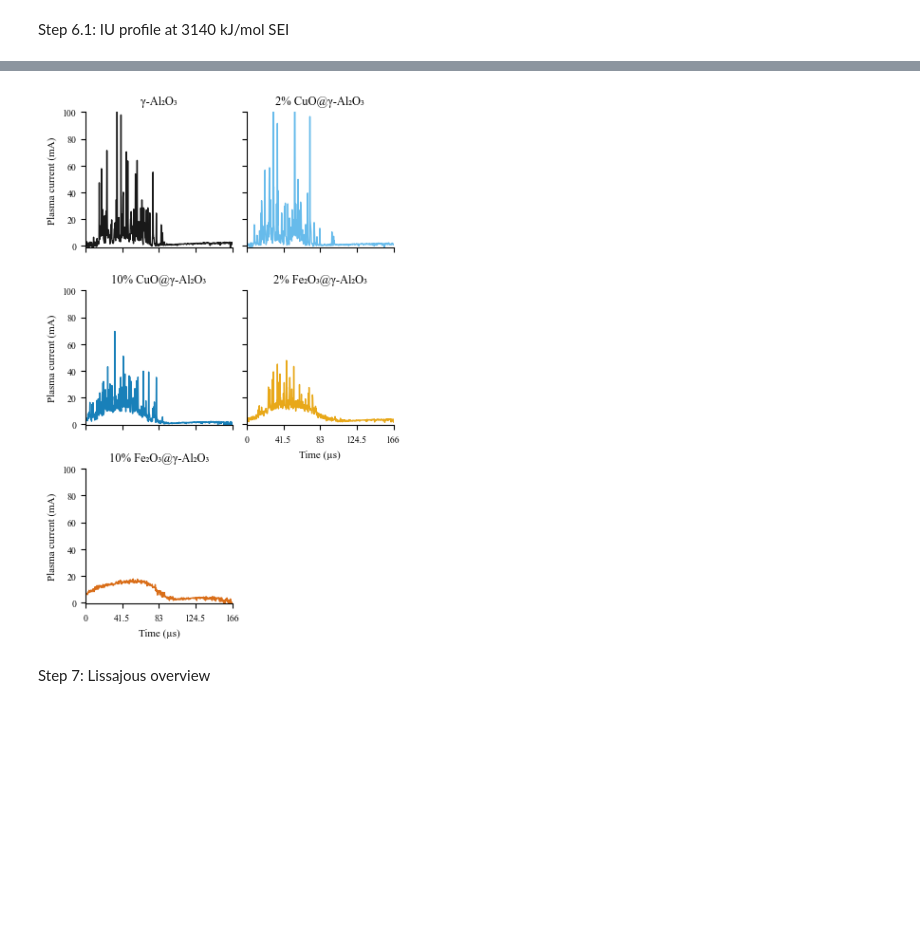
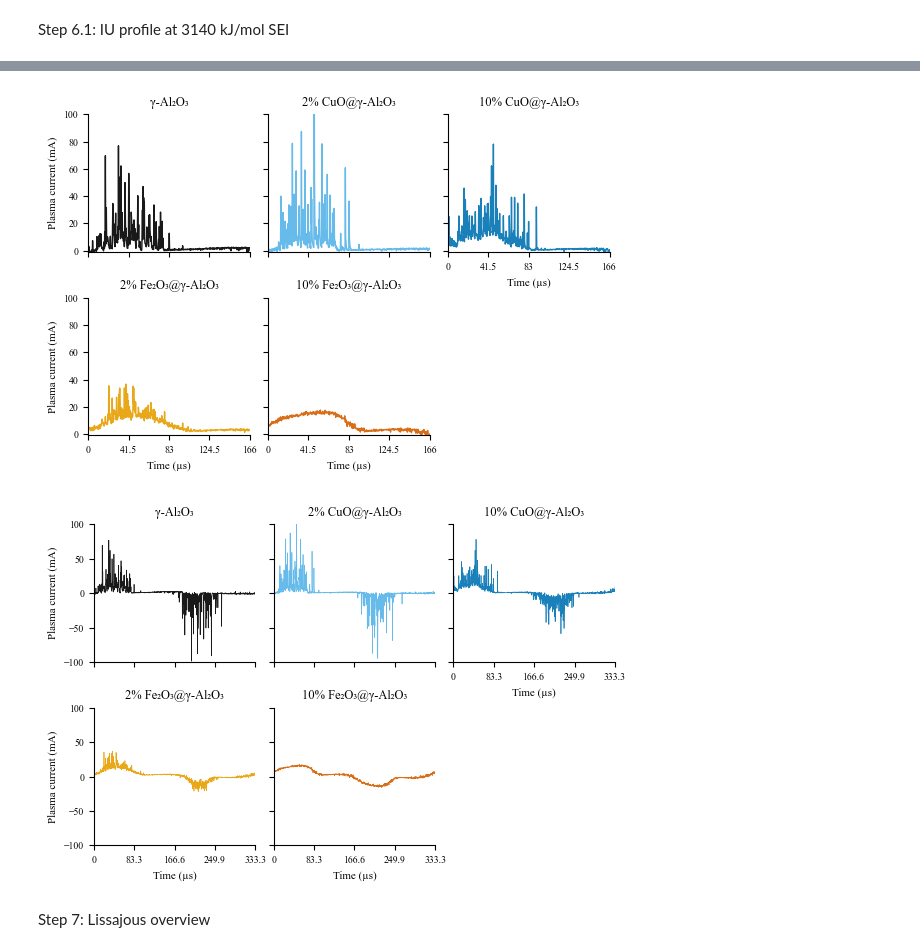
Before and after one commit to sbossier/ladca_incat_envecon_paper, a Jupyter notebook: ipynb/visualisation_electrical.ipynb, the cells around one changed output, grey strips where cells are left out. Saved outputs shown, nothing was run; the diff lists cells and outputs as text; code cells hidden in the pictures; blank space fills up the shorter version.

Commit message:
current-voltage profile expansion

```diff
--- a/ipynb/visualisation_electrical.ipynb
+++ b/ipynb/visualisation_electrical.ipynb
@@ -698,36 +698,72 @@ g = sns.relplot(
     kind='line',
     x='time_us',
     y='current_plasma_mA',
     col='material_name',
-    col_wrap=2,
+    col_wrap=3,
     hue='material_name',
     hue_order=material_order,
     palette=cb_colors,
     height=5/2.54,
     aspect=1,
     legend=False,
     linewidth=1,
     alpha=0.9
 )
 
 g.set(xlim=(0, 166))
 g.set(ylim=(-1, 100))
 g.set_xlabels("Time (µs)", fontsize=8)
 g.set_ylabels("Plasma current (mA)", fontsize=8)
 g.set_titles(col_template="{col_name}", size=9)
 
 for ax in g.axes.flatten():
     ax.set_xticks([0, 41.5, 83, 124.5, 166])
     ax.set_xticklabels(['0', '41.5', '83', '124.5', '166'])
 
 plt.savefig(
-    r"C:\Users\sande\Dropbox\Apps\Overleaf\ladca_incat_envecon_paper_elsevier\figs\sander_profile_spread.pdf",
+    r"C:\Users\sande\Dropbox\Apps\Overleaf\ladca_incat_envecon_paper_elsevier\figs\sander_profile_half_spread.pdf",
     bbox_inches='tight'
 )
 
 plt.show()
 # %% [output]
-[figure, old version]
+[figure, new version]
+# %%
+g = sns.relplot(
+    data=filtered_df,
+    kind='line',
+    x='time_us',
+    y='current_plasma_mA',
+    col='material_name',
+    col_wrap=3,
+    hue='material_name',
+    hue_order=material_order,
+    palette=cb_colors,
+    height=5/2.54,
+    aspect=1,
+    legend=False,
+    linewidth=0.5,
+    alpha=0.9
+)
+
+g.set(xlim=(0, 333))
+g.set(ylim=(-100, 100))
+g.set_xlabels("Time (µs)", fontsize=8)
+g.set_ylabels("Plasma current (mA)", fontsize=8)
+g.set_titles(col_template="{col_name}", size=9)
+
+for ax in g.axes.flatten():
+    ax.set_xticks([0, 83.3, 166.6, 249.9, 333.3])
+    ax.set_xticklabels(['0', '83.3', '166.6', '249.9', '333.3'])
+
+plt.savefig(
+    r"C:\Users\sande\Dropbox\Apps\Overleaf\ladca_incat_envecon_paper_elsevier\figs\sander_profile_spread.pdf",
+    bbox_inches='tight'
+)
+
+plt.show()
+# %% [output]
+[figure, added]
 # %% [markdown]
 Step 7: Lissajous overview
 # %%
```
Also changed, not shown: parts of 6 cells of this notebook.
